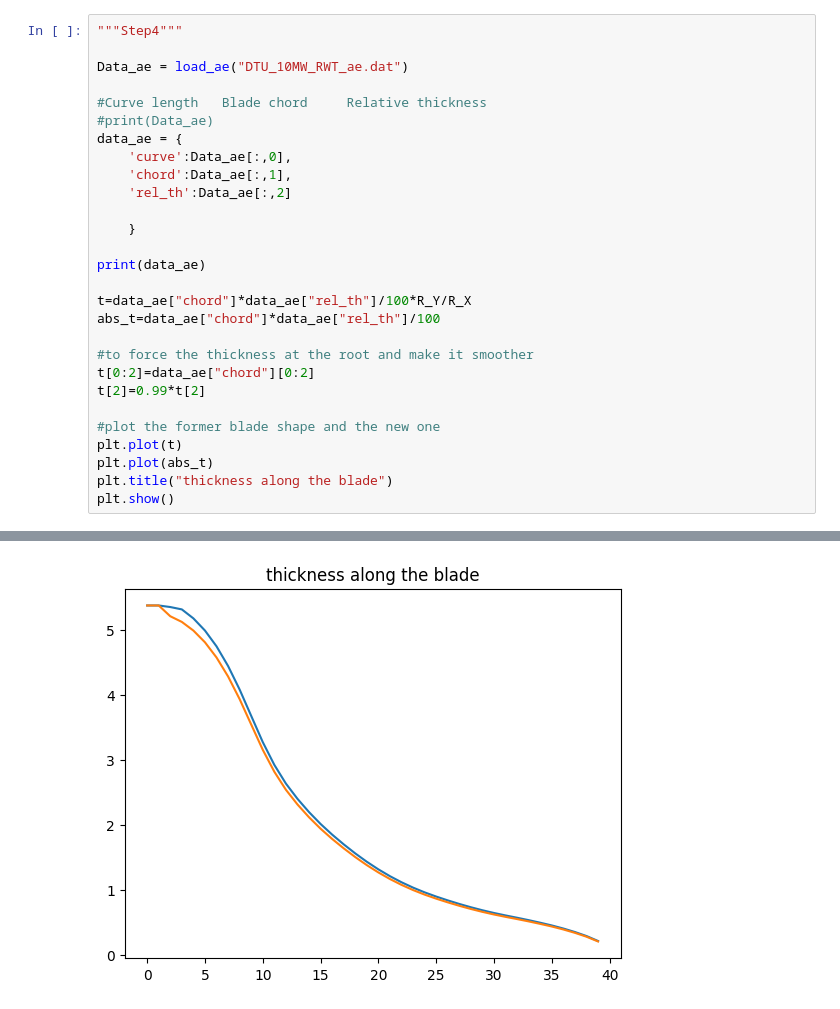
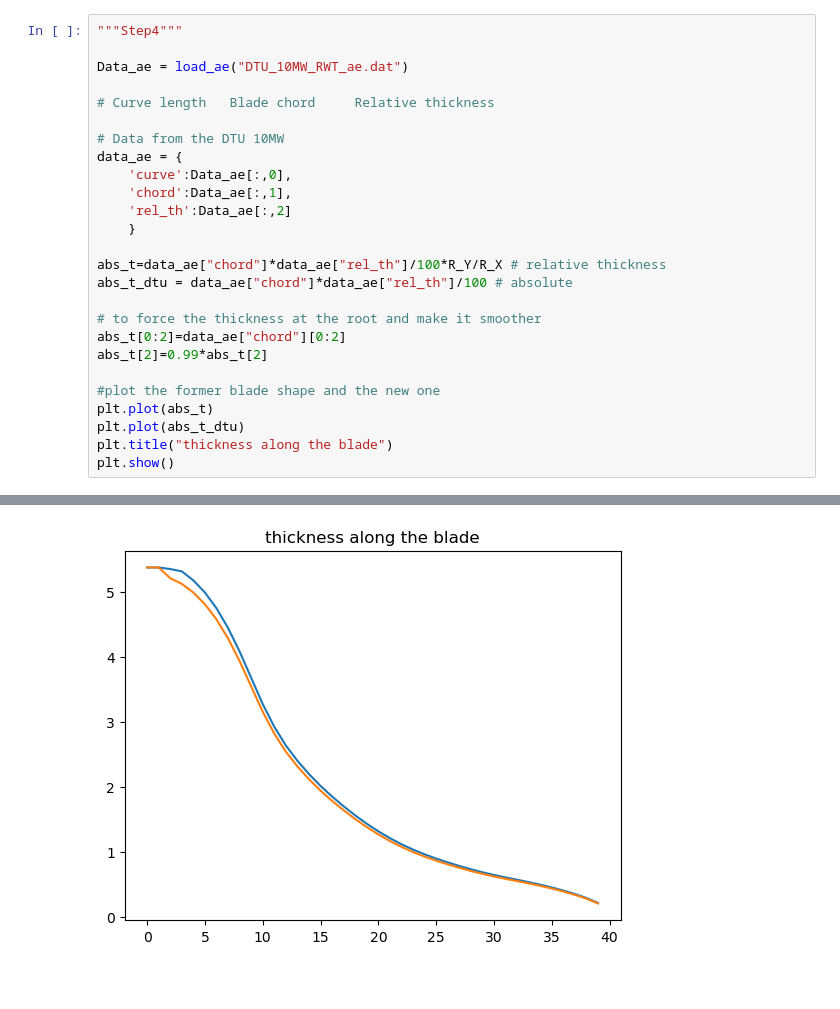
Before and after one commit to nicolaquaia/LAC_final, a Jupyter notebook: assignment_01/assignment1_02.ipynb, the cells around one changed output, grey strips where cells are left out. Cells and saved outputs as stored; diff of their text form; blank space fills up the shorter version.

```diff
--- a/assignment_01/assignment1_02.ipynb
+++ b/assignment_01/assignment1_02.ipynb
@@ -78,27 +62,25 @@ V_rated_Y: 11.122788574520852 m/s
 
 Data_ae = load_ae("DTU_10MW_RWT_ae.dat")
 
-#Curve length   Blade chord     Relative thickness
-#print(Data_ae)
+# Curve length   Blade chord     Relative thickness
+
+# Data from the DTU 10MW
 data_ae = {
     'curve':Data_ae[:,0],
     'chord':Data_ae[:,1],
     'rel_th':Data_ae[:,2]
-
     }
 
-print(data_ae)
+abs_t=data_ae["chord"]*data_ae["rel_th"]/100*R_Y/R_X # relative thickness
+abs_t_dtu = data_ae["chord"]*data_ae["rel_th"]/100 # absolute
 
-t=data_ae["chord"]*data_ae["rel_th"]/100*R_Y/R_X
-abs_t=data_ae["chord"]*data_ae["rel_th"]/100
-
-#to force the thickness at the root and make it smoother
-t[0:2]=data_ae["chord"][0:2]
-t[2]=0.99*t[2]
+# to force the thickness at the root and make it smoother
+abs_t[0:2]=data_ae["chord"][0:2]
+abs_t[2]=0.99*abs_t[2]
 
 #plot the former blade shape and the new one
-plt.plot(t)
 plt.plot(abs_t)
+plt.plot(abs_t_dtu)
 plt.title("thickness along the blade")
 plt.show()
 # %% [output]
@@ -120,3 +87,3 @@ plt.show()
-[figure, old version]
+[figure, new version]
 # %%
 #Values to make a new htc file
```
Also changed, not shown: parts of 15 cells of this notebook.
